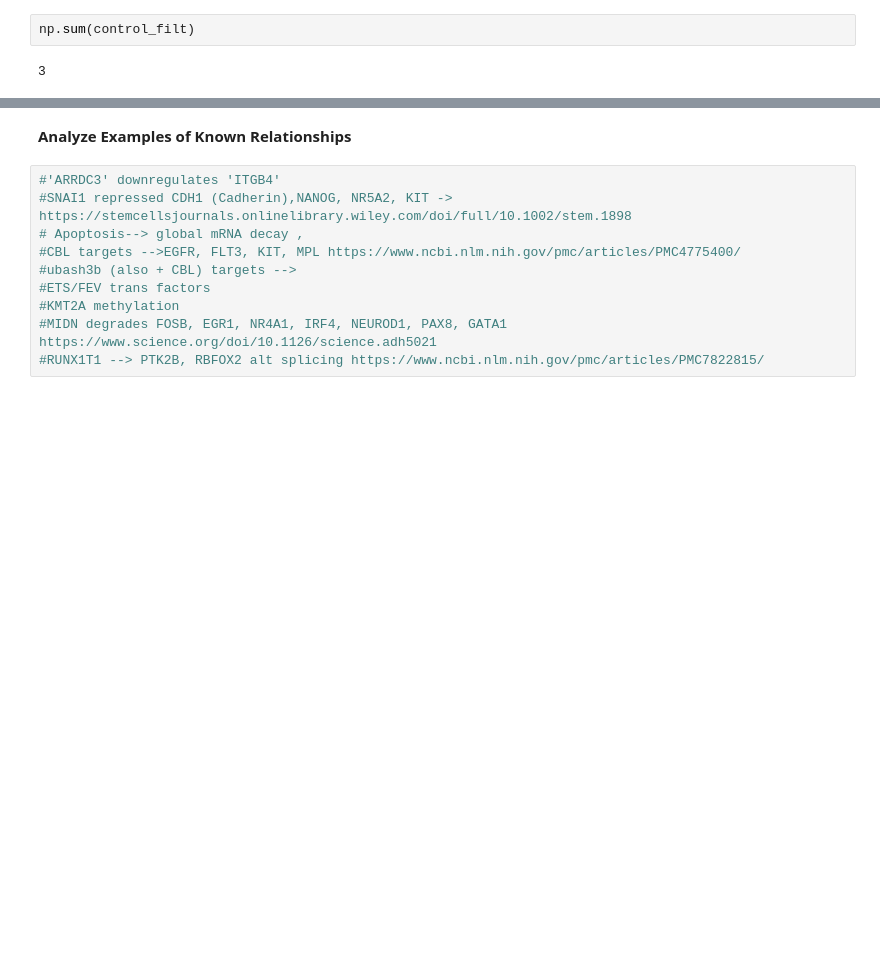
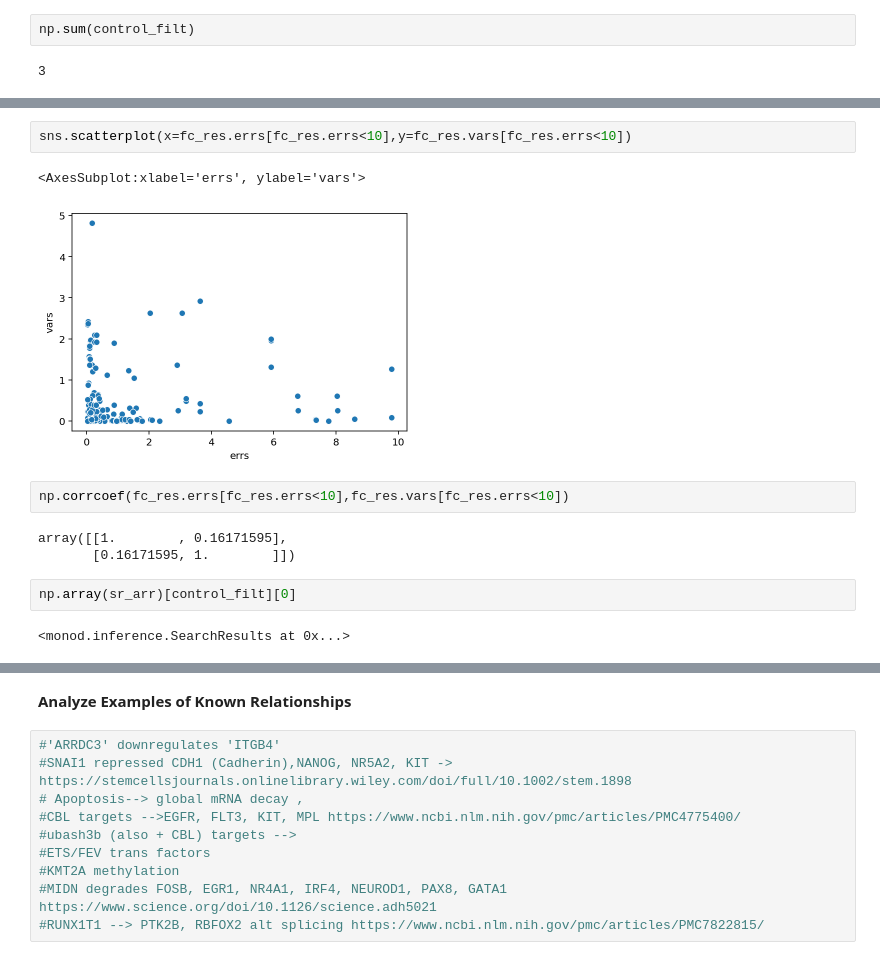
Before and after one commit to tarachari3/perturbCME, a Jupyter notebook: notebooks/20230208_normanfit_allguides_monod.ipynb, the cells around one changed output, grey strips where cells are left out. Cells and saved outputs as stored; diff of their text form; blank space fills up the shorter version.

```diff
--- a/notebooks/20230208_normanfit_allguides_monod.ipynb
+++ b/notebooks/20230208_normanfit_allguides_monod.ipynb
@@ -704,0 +729,14 @@ len(np.unique(fc_res['sgRNA']))
+# %%
+sns.scatterplot(x=fc_res.errs[fc_res.errs<10],y=fc_res.vars[fc_res.errs<10])
+# %% [output]
+<AxesSubplot:xlabel='errs', ylabel='vars'>
+[figure, added]
+# %%
+np.corrcoef(fc_res.errs[fc_res.errs<10],fc_res.vars[fc_res.errs<10])
+# %% [output]
+array([[1.        , 0.16171595],
+       [0.16171595, 1.        ]])
+# %%
+np.array(sr_arr)[control_filt][0]
+# %% [output]
+<monod.inference.SearchResults at 0x...>
```
Also changed, not shown: parts of 29 cells of this notebook.
